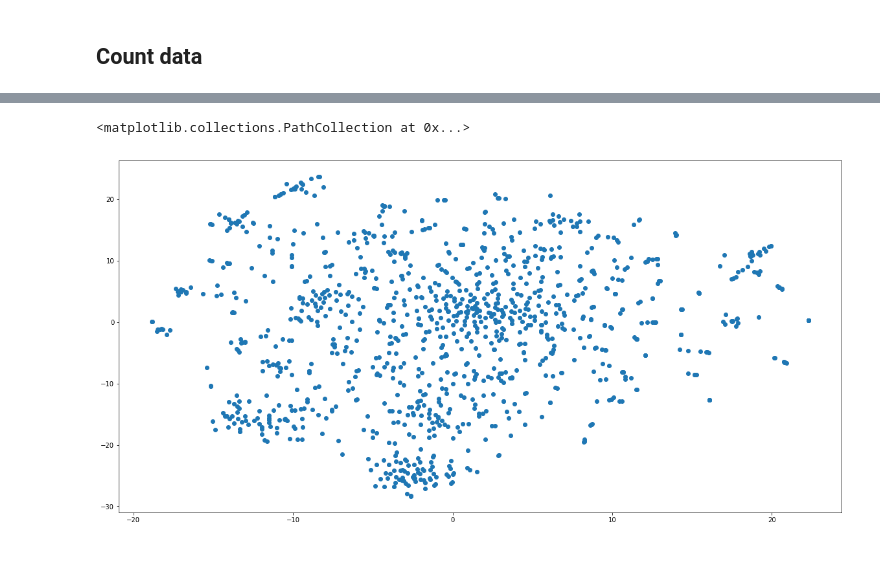
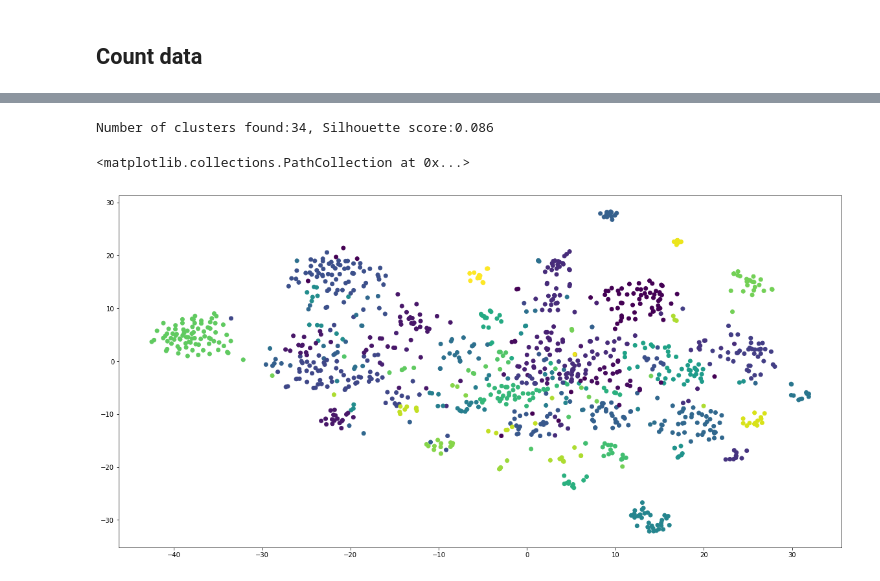
Before and after one commit to landiisotta/complex_disorders, a Jupyter notebook: bin/data_clustering_visualization.ipynb, the cells around one changed output, grey strips where cells are left out. Saved outputs shown, nothing was run; the diff lists cells and outputs as text; code cells hidden in the pictures.

```diff
--- a/bin/data_clustering_visualization.ipynb
+++ b/bin/data_clustering_visualization.ipynb
@@ -106,11 +186,0 @@ plt.scatter(X_tsne40[:,0], X_tsne40[:,1], c=colors)
-# %%
-### 12:"olive",
-colormap = {
-#     18:"darkgreen", 17:"dodgerblue", 16:"maroon", 15:"peru",
-    14:"darkorchid",
-    13:"blueviolet", 12:"olive",
-    11:"purple", 10:"wheat", 9:"yellowgreen",
-    8:"turquoise", 7:"lavender", 6:"grey", 5:"fuchsia",
-    4:"pink", 3: "red", 2: 'orange',
-    1: 'green', 0: 'blue'}
-colors = [colormap[v] for v in pred_class]
@@ -265,3 +225,3 @@ Silhouette score:0.921
 # %%
 # ##T-SNE
-X_tsne50_raw = tsne.fit_transform(raw_data_scaled)
+raw_tsne = tsne.fit_transform(raw_data_scaled)
@@ -335,3 +270,3 @@ Silhouette score:0.101
 # %%
 # ##T-SNE
-X_tsne50_count = tsne.fit_transform(svd_mat)
+count_tsne = tsne.fit_transform(svd_mat)
@@ -338,6 +280,11 @@ X_tsne50_count = tsne.fit_transform(svd_mat)
+# %%
+n_clust_count, label_count = hclust_ehr(svd_mat, 4, 40, 'cosine')
+# %% [output]
+Number of clusters found:34, Silhouette score:0.086
 # %%
+colors_count2 = [colormap[v] for v in label_count]
 plt.figure(figsize=(20,10))
-plt.scatter(X_tsne50_count[:,0], X_tsne50_count[:,1])
+plt.scatter(count_tsne[:,0], count_tsne[:,1], c=colors_count2)
 # %% [output]
 <matplotlib.collections.PathCollection at 0x...>
-[figure, old version]
+[figure, new version]
```
Also changed, not shown: parts of 33 cells of this notebook.
